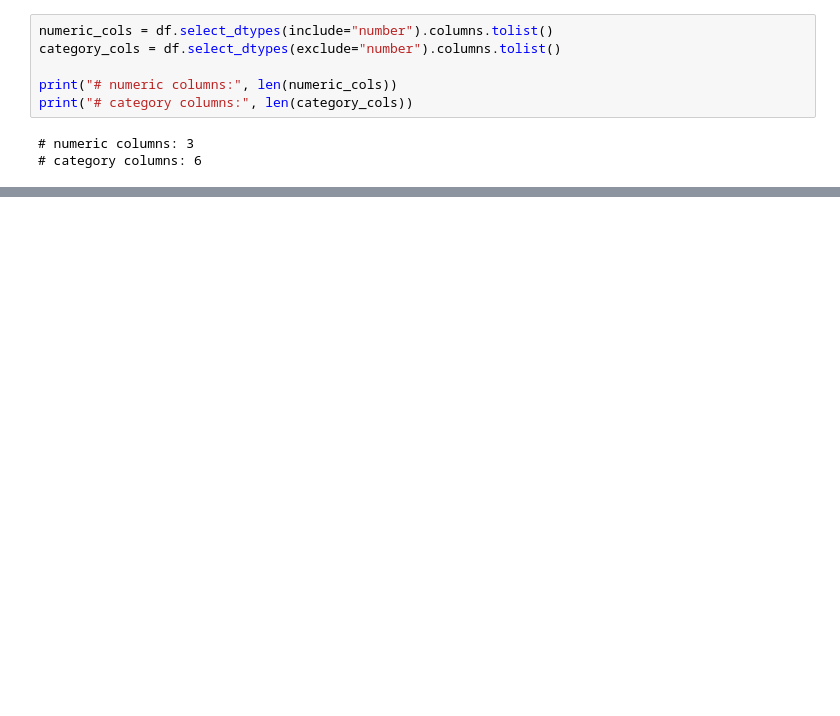
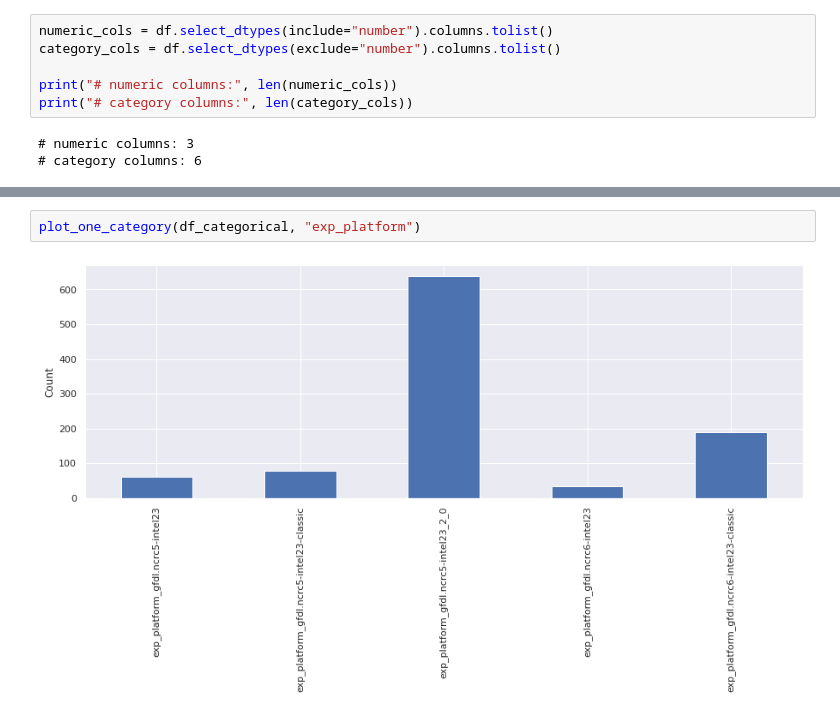
Before and after one commit to NOAA-GFDL/epmt, a Jupyter notebook: notebooks/JK_EPMT_Play1.ipynb, the cells around one changed output, grey strips where cells are left out. Drawn from its saved outputs; the diff is of its cells as text; blank space fills up the shorter version.

```diff
--- a/notebooks/JK_EPMT_Play1.ipynb
+++ b/notebooks/JK_EPMT_Play1.ipynb
@@ -130,0 +161,4 @@ Text(0.5, 0.98, 'Numeric Feature Distributions')
+# %%
+plot_one_category(df_categorical, "exp_platform")
+# %% [output]
+[figure, added]
```
Also changed, not shown: parts of 22 cells of this notebook.
